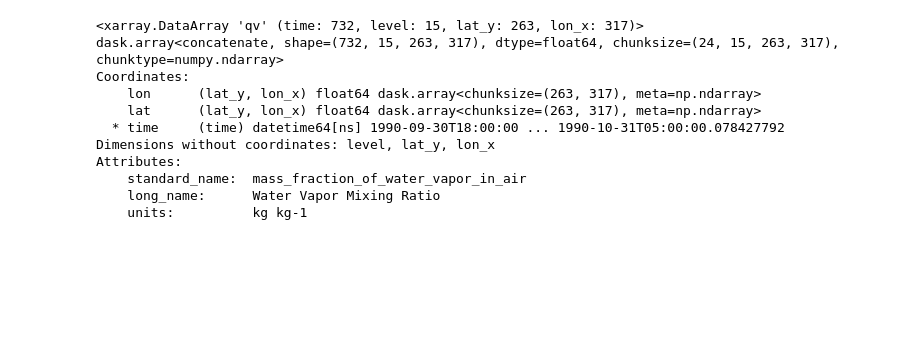
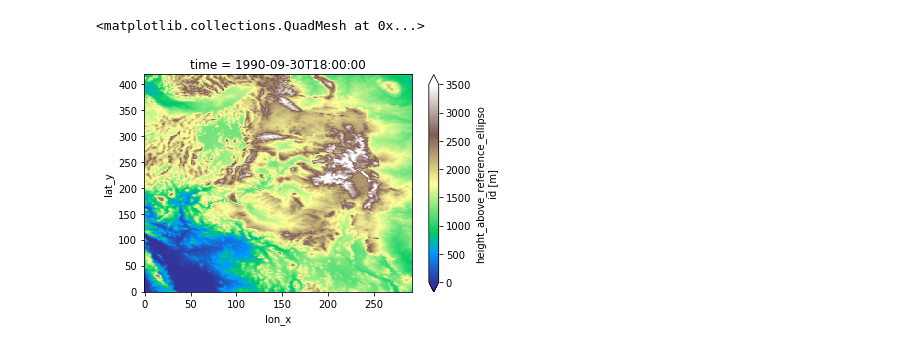
Before and after one commit to wcurrier/cmip_work, a Jupyter notebook: icar2movie.ipynb, the cells around one changed output. Cells and saved outputs as stored; diff of their text form; code cells hidden in the pictures; blank space fills up the shorter version.

```diff
--- a/icar2movie.ipynb
+++ b/icar2movie.ipynb
@@ -40,17 +58,8 @@ Data variables:
     kts:          1
     kte:          15
     image:        1
-# %%
-ds['qv']
-# %% [output]
-<xarray.DataArray 'qv' (time: 732, level: 15, lat_y: 263, lon_x: 317)>
-dask.array<concatenate, shape=(732, 15, 263, 317), dtype=float64, chunksize=(24, 15, 263, 317), chunktype=numpy.ndarray>
-Coordinates:
-    lon      (lat_y, lon_x) float64 dask.array<chunksize=(263, 317), meta=np.ndarray>
-    lat      (lat_y, lon_x) float64 dask.array<chunksize=(263, 317), meta=np.ndarray>
-  * time     (time) datetime64[ns] 1990-09-30T18:00:00 ... 1990-10-31T05:00:00.078427792
-Dimensions without coordinates: level, lat_y, lon_x
-Attributes:
-    standard_name:  mass_fraction_of_water_vapor_in_air
-    long_name:      Water Vapor Mixing Ratio
-    units:          kg kg-1
+# %%
+ds['terrain'][0,:,:].plot(cmap='terrain',vmin=0,vmax=3500)
+# %% [output]
+<matplotlib.collections.QuadMesh at 0x...>
+[figure, added]
```
Also changed, not shown: parts of 3 cells of this notebook, 3 other files.
